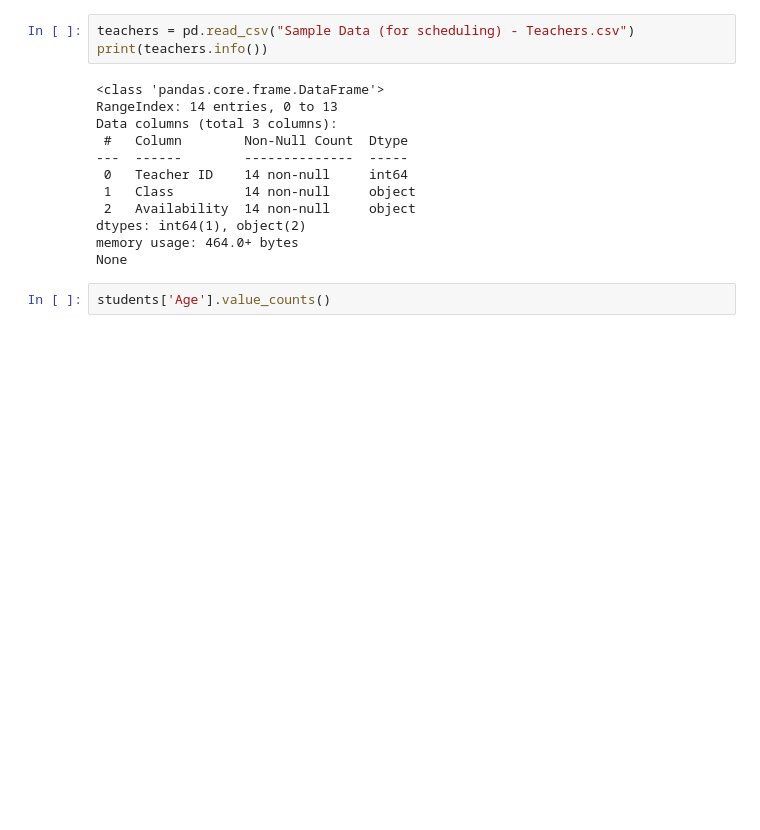
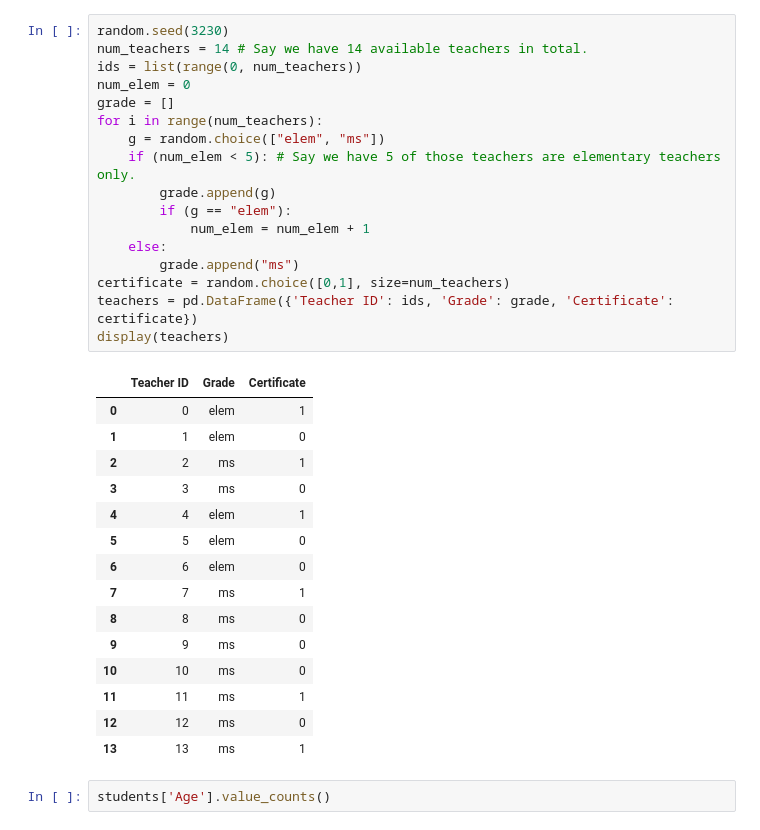
Before and after one commit to Naretina/ISE-3230-Project, a Jupyter notebook: Final Project group 19.ipynb, the cells around one changed output. Saved outputs shown, nothing was run; the diff lists cells and outputs as text; blank space fills up the shorter version.

```diff
--- a/Final Project group 19.ipynb
+++ b/Final Project group 19.ipynb
@@ -23,20 +23,38 @@ dtypes: int64(2), object(4)
 memory usage: 2.9+ KB
 None
 # %%
-teachers = pd.read_csv("Sample Data (for scheduling) - Teachers.csv")
-print(teachers.info())
+random.seed(3230)
+num_teachers = 14 # Say we have 14 available teachers in total.
+ids = list(range(0, num_teachers))
+num_elem = 0
+grade = []
+for i in range(num_teachers):
+    g = random.choice(["elem", "ms"])
+    if (num_elem < 5): # Say we have 5 of those teachers are elementary teachers only.
+        grade.append(g)
+        if (g == "elem"):
+            num_elem = num_elem + 1
+    else:
+        grade.append("ms")
+certificate = random.choice([0,1], size=num_teachers)
+teachers = pd.DataFrame({'Teacher ID': ids, 'Grade': grade, 'Certificate': certificate})
+display(teachers)
 # %% [output]
-<class 'pandas.core.frame.DataFrame'>
-RangeIndex: 14 entries, 0 to 13
-Data columns (total 3 columns):
- #   Column        Non-Null Count  Dtype
----  ------        --------------  -----
- 0   Teacher ID    14 non-null     int64
- 1   Class         14 non-null     object
- 2   Availability  14 non-null     object
-dtypes: int64(1), object(2)
-memory usage: 464.0+ bytes
-None
+|  | Teacher ID | Grade | Certificate |
+| 0 | 0 | elem | 1 |
+| 1 | 1 | elem | 0 |
+| 2 | 2 | ms | 1 |
+| 3 | 3 | ms | 0 |
+| 4 | 4 | elem | 1 |
+| 5 | 5 | elem | 0 |
+| 6 | 6 | elem | 0 |
+| 7 | 7 | ms | 1 |
+| 8 | 8 | ms | 0 |
+| 9 | 9 | ms | 0 |
+| 10 | 10 | ms | 0 |
+| 11 | 11 | ms | 1 |
+| 12 | 12 | ms | 0 |
+| 13 | 13 | ms | 1 |
 # %%
 students['Age'].value_counts()
 # %% [output]
```
Also changed, not shown: parts of 17 cells of this notebook.
